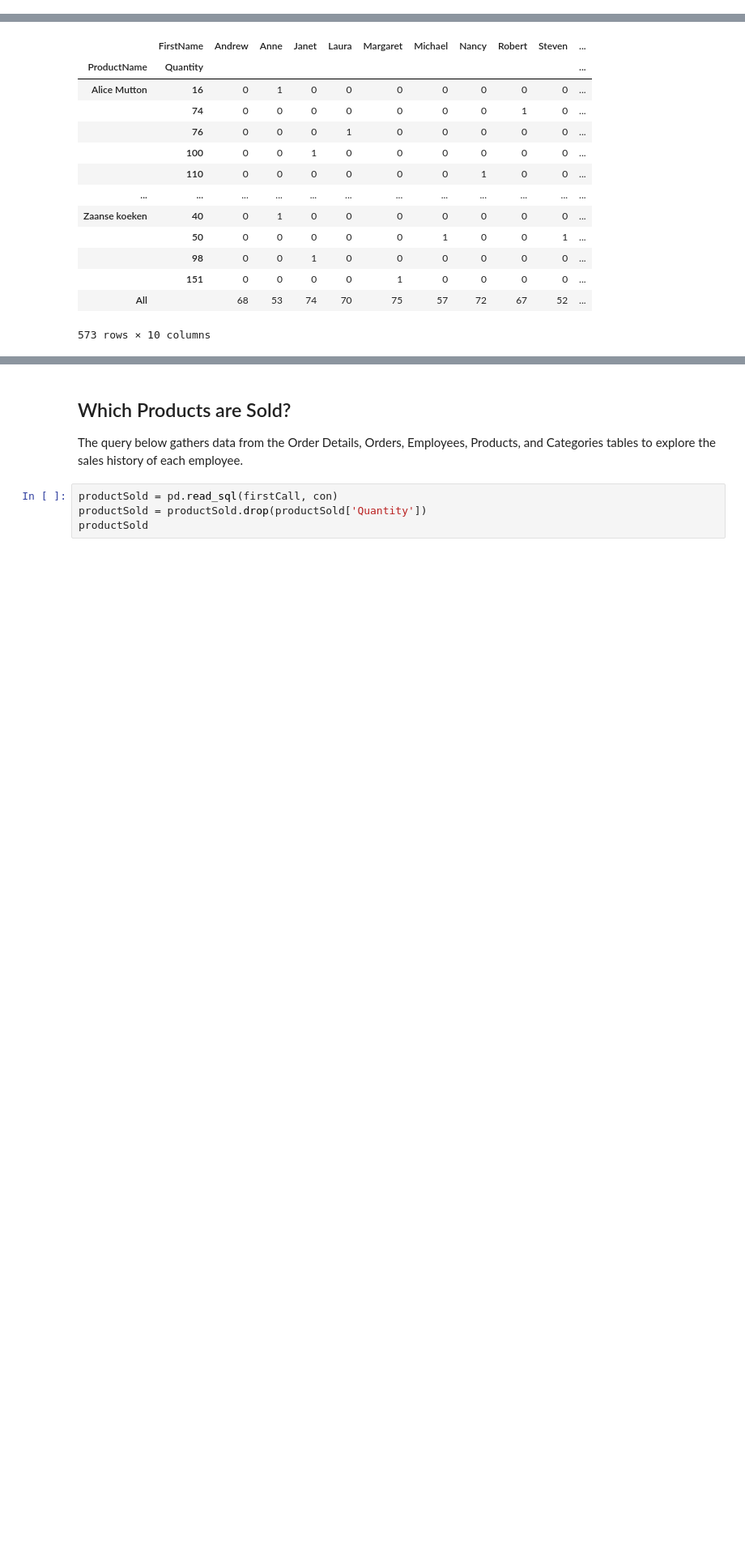
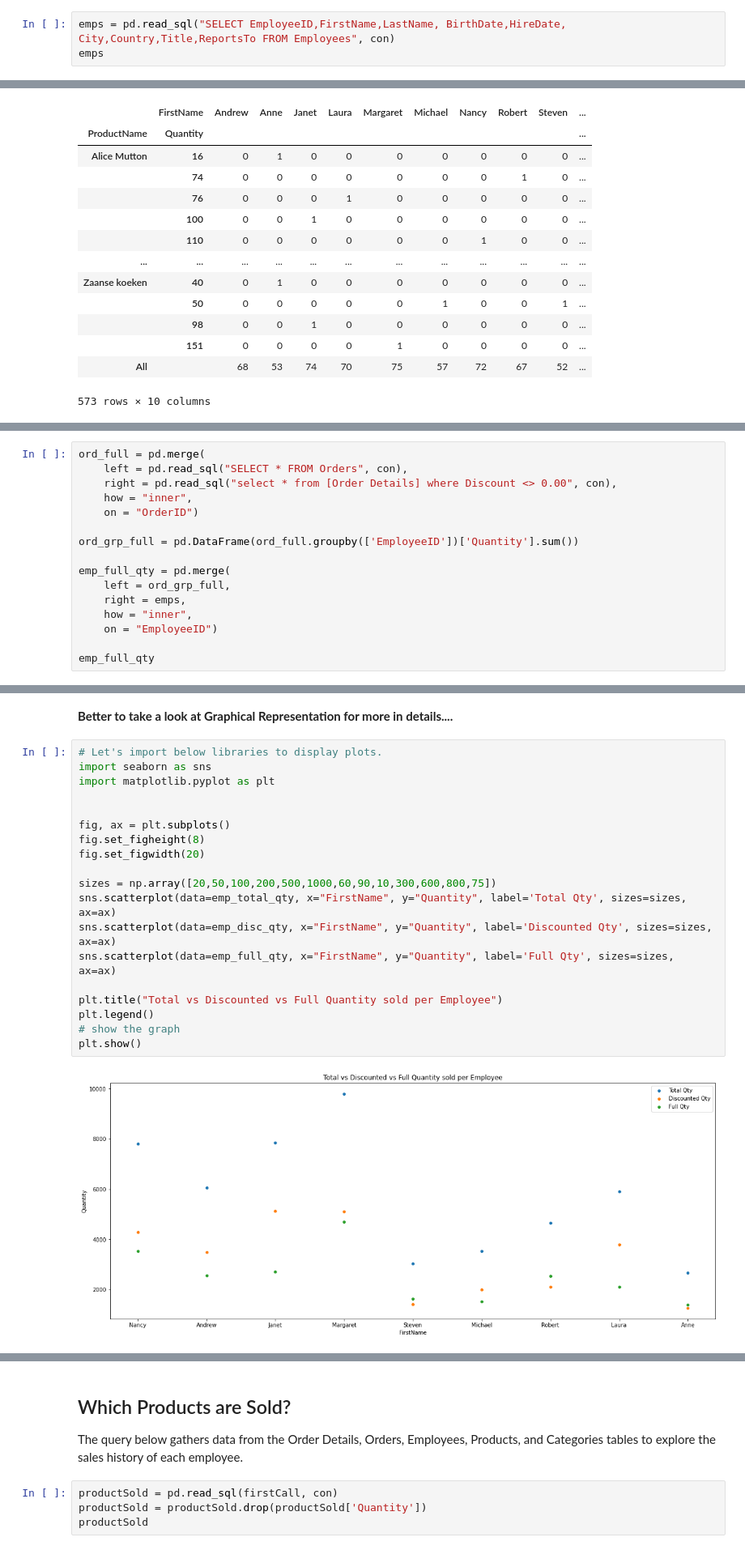
Before and after one commit to atbiggie/ST590-Project2, a Jupyter notebook: PartTwo.ipynb, the cells around one changed output, grey strips where cells are left out. Shown at 81% size. Cells and saved outputs as stored; diff of their text form; blank space fills up the shorter version.

```diff
--- a/PartTwo.ipynb
+++ b/PartTwo.ipynb
@@ -46,0 +52,3 @@ pd.read_sql("SELECT * FROM sqlite_schema WHERE type = 'table' ORDER BY name", co
+# %%
+emps = pd.read_sql("SELECT EmployeeID,FirstName,LastName, BirthDate,HireDate, City,Country,Title,ReportsTo FROM Employees", con)
+emps
@@ -164,0 +210,16 @@ Based on above graphical representations, we observe that Gergonzola Telino got
+# %%
+ord_full = pd.merge(
+    left = pd.read_sql("SELECT * FROM Orders", con),
+    right = pd.read_sql("select * from [Order Details] where Discount <> 0.00", con),
+    how = "inner",
+    on = "OrderID")
+
+ord_grp_full = pd.DataFrame(ord_full.groupby(['EmployeeID'])['Quantity'].sum())
+
+emp_full_qty = pd.merge(
+    left = ord_grp_full,
+    right = emps,
+    how = "inner",
+    on = "EmployeeID")
+
+emp_full_qty
@@ -164,0 +237,23 @@ Based on above graphical representations, we observe that Gergonzola Telino got
+# %% [markdown]
+__Better to take a look at Graphical Representation for more in details....__
+# %%
+# Let's import below libraries to display plots.
+import seaborn as sns
+import matplotlib.pyplot as plt
+
+
+fig, ax = plt.subplots()
+fig.set_figheight(8)
+fig.set_figwidth(20)
+
+sizes = np.array([20,50,100,200,500,1000,60,90,10,300,600,800,75])
+sns.scatterplot(data=emp_total_qty, x="FirstName", y="Quantity", label='Total Qty', sizes=sizes, ax=ax)
+sns.scatterplot(data=emp_disc_qty, x="FirstName", y="Quantity", label='Discounted Qty', sizes=sizes, ax=ax)
+sns.scatterplot(data=emp_full_qty, x="FirstName", y="Quantity", label='Full Qty', sizes=sizes, ax=ax)
+
+plt.title("Total vs Discounted vs Full Quantity sold per Employee")
+plt.legend()
+# show the graph
+plt.show()
+# %% [output]
+[figure, added]
```
Also changed, not shown: parts of 22 cells of this notebook, 3 other files.
